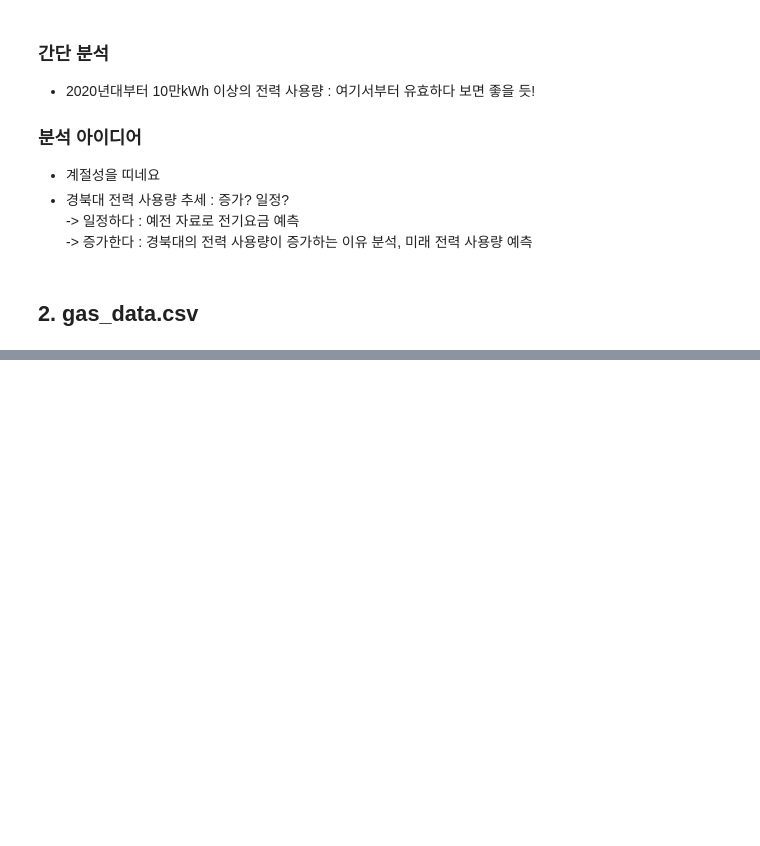
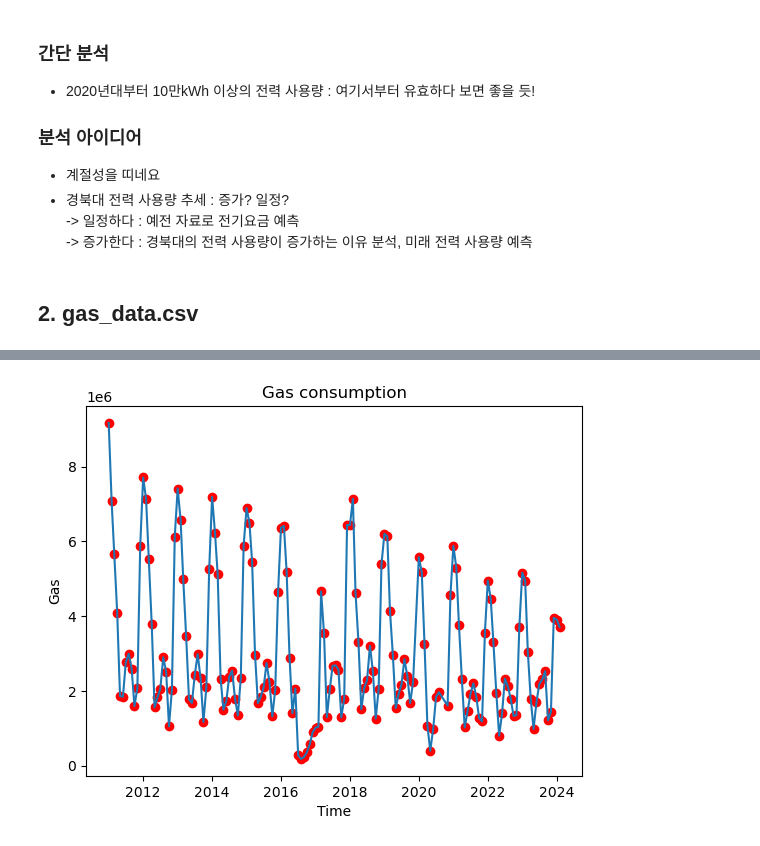
Before and after one commit to zeenoo11/Project_LivingLab, a Jupyter notebook: Projects/B01_prep_ideas.ipynb, the cells around one changed output, grey strips where cells are left out. Drawn from its saved outputs; the diff is of its cells as text; code cells hidden in the pictures; blank space fills up the shorter version.

```diff
--- a/Projects/B01_prep_ideas.ipynb
+++ b/Projects/B01_prep_ideas.ipynb
@@ -77,0 +76,5 @@ plt.show()
+# %%
+# load data
+data_gas = pd.read_csv('../DATA/gas_data.csv')
+data_gas['useYm'] = pd.to_datetime(data_gas['useYm'], format='%Y%m')
+data_gas
@@ -77,0 +95,10 @@ plt.show()
+# %%
+# plot data
+plt.plot(data_gas['useYm'], data_gas['useQty'])
+plt.scatter(data_gas['useYm'], data_gas['useQty'], c='red')
+plt.xlabel('Time')
+plt.ylabel('Gas')
+plt.title('Gas consumption')
+plt.show()
+# %% [output]
+[figure, added]
```
Also changed, not shown: parts of 8 cells of this notebook.
